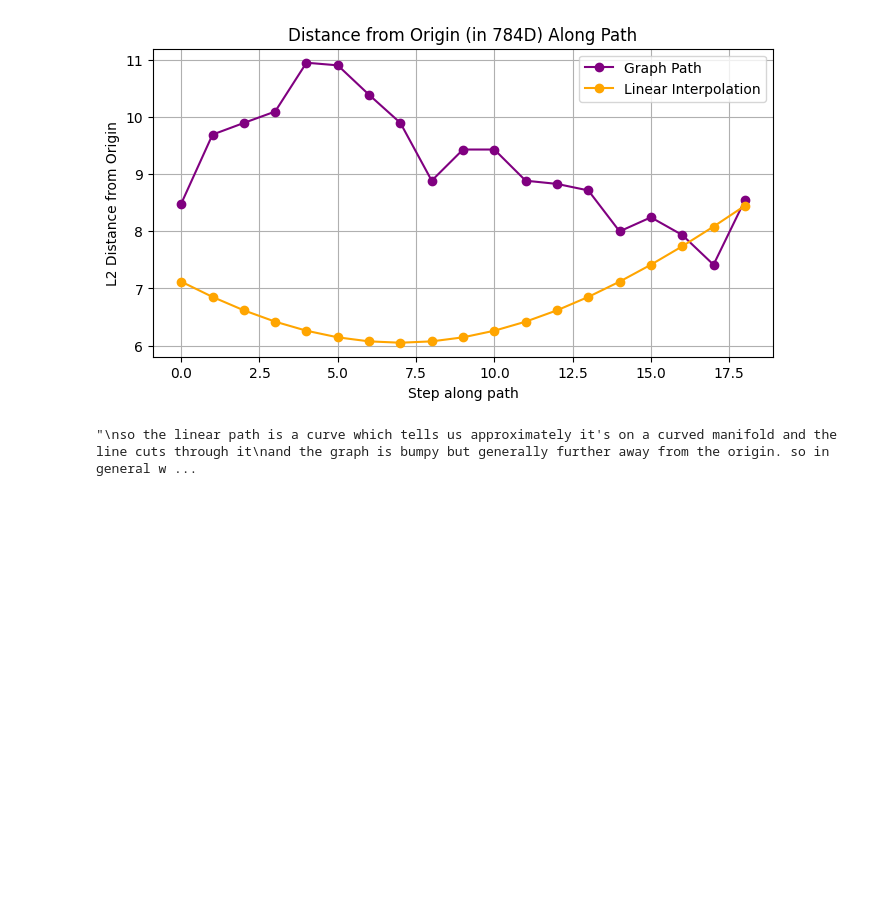
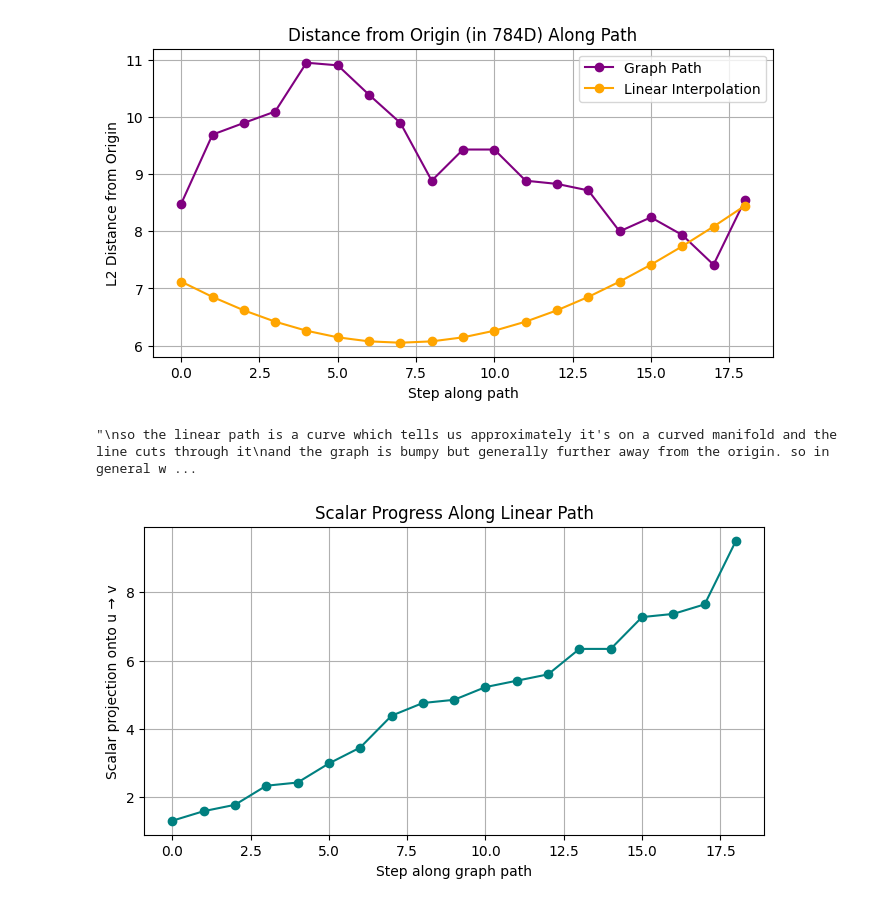
Before and after one commit to Antel0pe/SpaceOfMNIST-Digits, a Jupyter notebook: ExploringDimensions.ipynb, the cells around one changed output. Saved outputs shown, nothing was run; the diff lists cells and outputs as text; code cells hidden in the pictures; blank space fills up the shorter version.

Commit message:
experimenting with views, direction vectors, variance direction, etc

```diff
--- a/ExploringDimensions.ipynb
+++ b/ExploringDimensions.ipynb
@@ -890,3 +894,27 @@ that the manifold is further away on the edges of the 784d space
 # %% [output]
 [figure]
 "\nso the linear path is a curve which tells us approximately it's on a curved manifold and the line cuts through it\nand the graph is bumpy but generally further away from the origin. so in general w ...
+# %%
+import numpy as np
+import matplotlib.pyplot as plt
+
+def plot_scalar_progress(graph_interp_vectors, u, v):
+    graph = np.stack(graph_interp_vectors)
+    d = v - u
+    d_unit = d / np.linalg.norm(d)
+
+    # Compute scalar projection for each graph point onto line u → v
+    scalars = [(g - u) @ d_unit for g in graph]
+
+    plt.figure(figsize=(8, 4))
+    plt.plot(scalars, '-o', color='teal')
+    plt.title("Scalar Progress Along Linear Path")
+    plt.xlabel("Step along graph path")
+    plt.ylabel("Scalar projection onto u → v")
+    plt.grid(True)
+    plt.show()
+
+    return scalars
+s_values = plot_scalar_progress(graph_interp_vectors, vec_start, vec_end)
+# %% [output]
+[figure, added]
```
Also changed, not shown: parts of 14 cells of this notebook.
